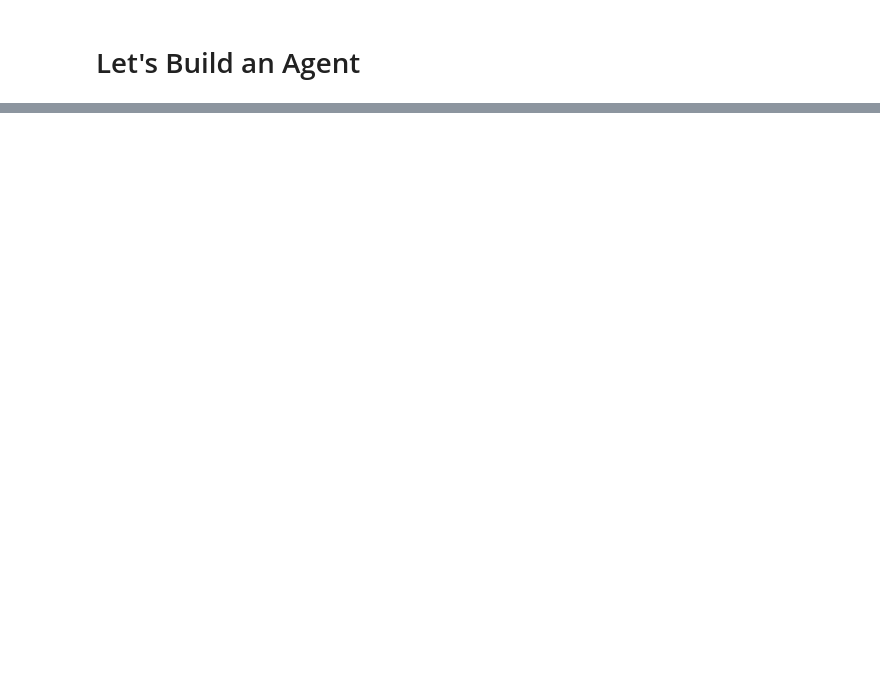
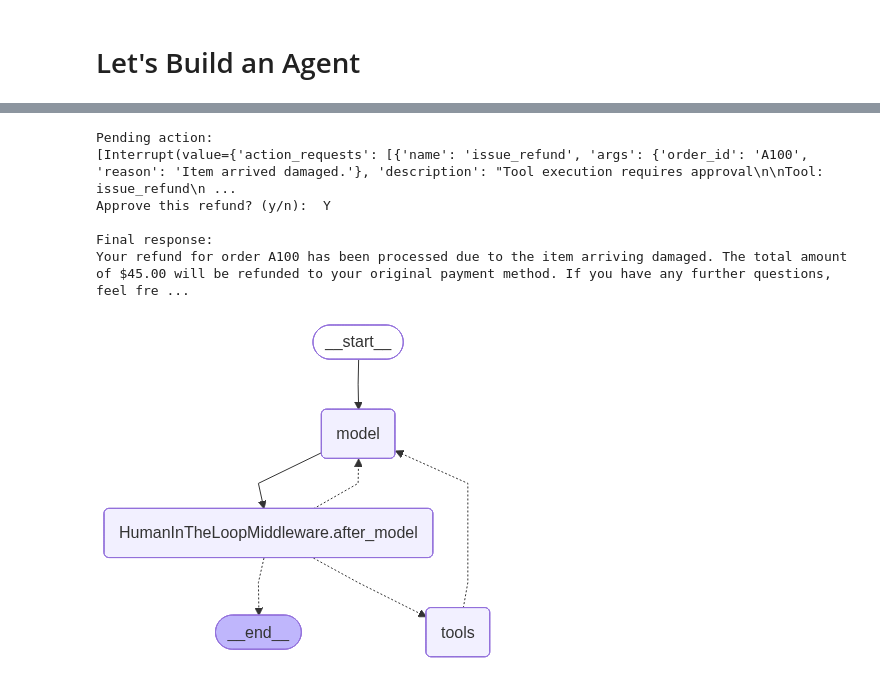
Before and after one commit to MatthewFeroz/middleware, a Jupyter notebook: module-1/middleware.ipynb, the cells around one changed output, grey strips where cells are left out. Cells and saved outputs as stored; diff of their text form; code cells hidden in the pictures; blank space fills up the shorter version.

```diff
--- a/module-1/middleware.ipynb
+++ b/module-1/middleware.ipynb
@@ -139,0 +180,56 @@ Order A100 has been shipped yesterday and is expected to arrive tomorrow.
+# %%
+from langchain.agents.middleware import HumanInTheLoopMiddleware
+from langgraph.checkpoint.memory import MemorySaver # in-memory state snapshots; required so interrupt() can pause and continue
+from langgraph.types import Command
+from IPython.display import Image, display
+
+refund_agent_with_hitl = create_agent(
+    model="openai:gpt-4o-mini",
+    tools=[lookup_order, issue_refund],
+    system_prompt="You are a customer refund support agent. Look up the order and issue a refund when a customer requests one.",
+    checkpointer=MemorySaver(),
+    middleware=[
+        HumanInTheLoopMiddleware(
+            interrupt_on={
+                "issue_refund": {"allowed_decisions": ["approve", "edit", "reject"]},
+            }
+        )
+    ],
+)
+
+config = {"configurable": {"thread_id": "refund-session-1"}}
+
+result = refund_agent_with_hitl.invoke(
+    {"messages": [{"role": "user", "content": "I'd like a refund on order A100. It arrived damaged."}]},
+    config=config,
+)
+
+if "__interrupt__" in result:
+    print("Pending action:")
+    print(result["__interrupt__"])
+
+    decision = input("Approve this refund? (y/n): ").strip().lower()
+
+    if decision == "y":
+        result = refund_agent_with_hitl.invoke(
+            Command(resume={"decisions": [{"type": "approve"}]}),
+            config=config,
+        )
+    else:
+        result = refund_agent_with_hitl.invoke(
+            Command(resume={"decisions": [{"type": "reject", "feedback": "Rejected by reviewer"}]}),
+            config=config,
+        )
+
+print("\nFinal response:")
+print(result["messages"][-1].content)
+
+display(Image(refund_agent_with_hitl.get_graph().draw_mermaid_png()))
+# %% [output]
+Pending action:
+[Interrupt(value={'action_requests': [{'name': 'issue_refund', 'args': {'order_id': 'A100', 'reason': 'Item arrived damaged.'}, 'description': "Tool execution requires approval\n\nTool: issue_refund\n ...
+Approve this refund? (y/n):  Y
+
+Final response:
+Your refund for order A100 has been processed due to the item arriving damaged. The total amount of $45.00 will be refunded to your original payment method. If you have any further questions, feel fre ...
+[figure, added]
```
Also changed, not shown: parts of 18 cells of this notebook.
